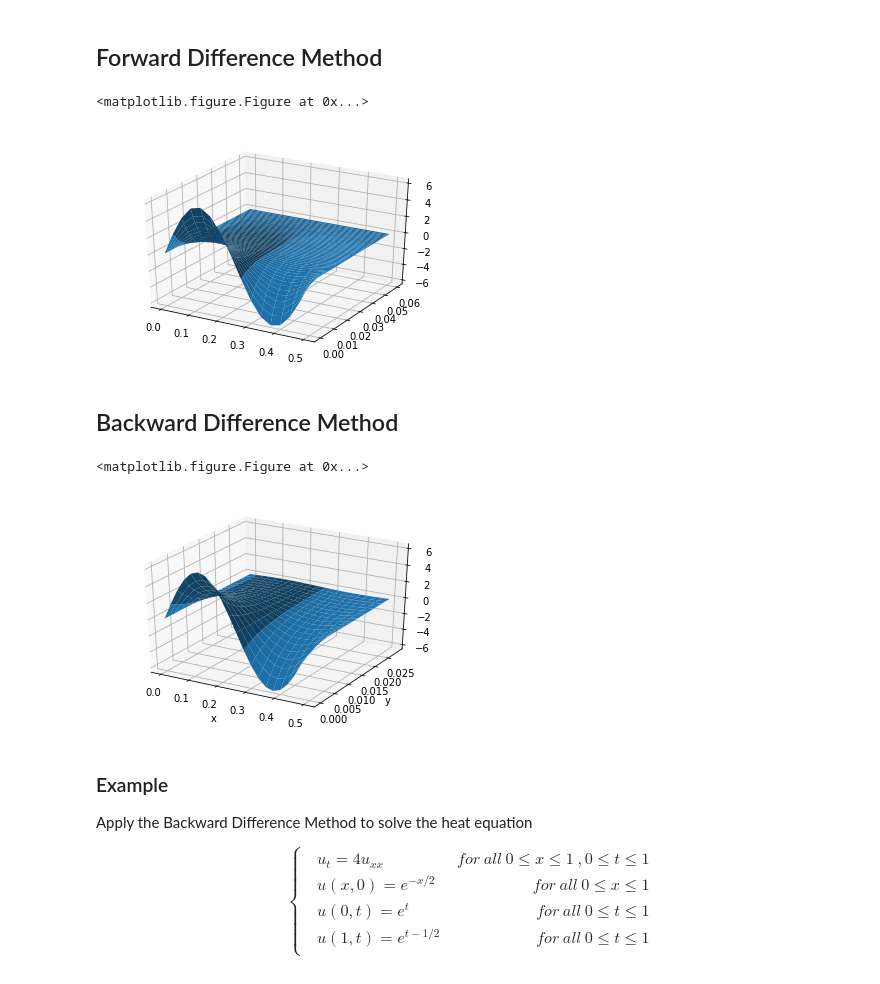
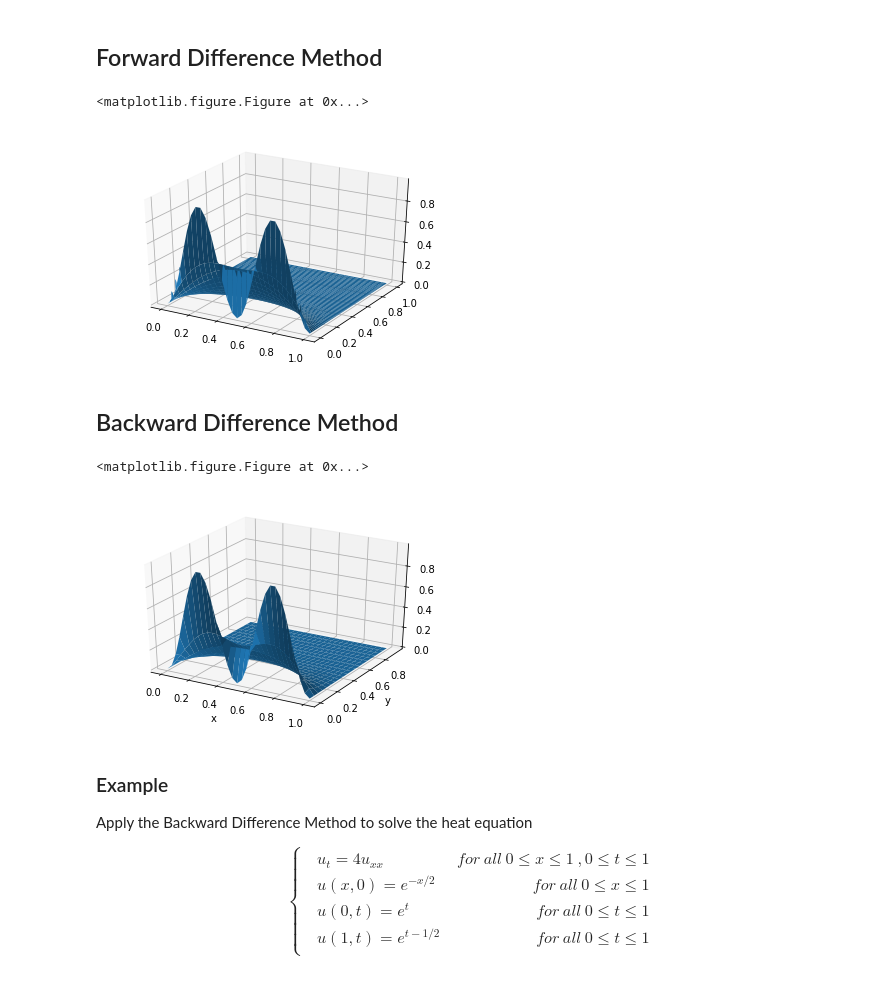
Before and after one commit to Jim00000/Numerical-Analysis, a Jupyter notebook: 8_Partial_Differential_Equations.ipynb, the cells around one changed output. Saved outputs shown, nothing was run; the diff lists cells and outputs as text; code cells hidden in the pictures.

```diff
--- a/8_Partial_Differential_Equations.ipynb
+++ b/8_Partial_Differential_Equations.ipynb
@@ -37,38 +37,38 @@ def heatfd(xl, xr, yb, yt, M, N):
 
     x = sym.Symbol('x')
     expr = sym.sin(2 * sym.pi * x) ** 2
-    expr = sym.diff(expr, x)
+#     expr = sym.diff(expr, x)
 
     w = np.zeros(n * m).reshape(n, m).astype(np.float128)
     for i in range(m):
         w[0, i] = expr.subs(x, xl + (i + 1) * h).evalf()
 
 
     for j in range(n - 1):
         ww = np.zeros(m)
         ww[0] = lside[j]
         ww[-1] = rside[j]
         v = np.matmul(A, w[j]) + sigma * ww
         w[j + 1,:] = v
 
 
     w = np.column_stack([lside, w, rside])
     x = np.arange(0, m+2) * h
     t = np.arange(0, n) * k
 
     X, T = np.meshgrid(x, t)
 
     fig = plt.figure()
     ax = fig.gca(projection='3d')
     ax.plot_surface(X, T, w)
     plt.show()
     plt.clf()
 
 
-heatfd(0, 0.5, 0, 0.06, 15, 2000)
+heatfd(0, 1, 0, 1, 30, 2000)
 # %% [output]
 <matplotlib.figure.Figure at 0x...>
-[figure, old version]
+[figure, new version]
 # %% [markdown]
 ## Backward Difference Method
 # %%
@@ -93,7 +93,7 @@ def heatbd(xl, xr, yb, yt, M, N):
     ''' Initial conditions '''
     x = sym.Symbol('x')
     expr = sym.sin(2 * sym.pi * x) ** 2
-    expr = sym.diff(expr, x)
+#     expr = sym.diff(expr, x)
 
     w = np.zeros(n * m).reshape(n, m).astype(np.float128)
     for i in range(m):
@@ -120,10 +120,10 @@ def heatbd(xl, xr, yb, yt, M, N):
     plt.show()
     plt.clf()
 
-heatbd(0, 0.5, 0, 0.03, 20, 20)
+heatbd(0, 1, 0, 1, 30, 20)
 # %% [output]
 <matplotlib.figure.Figure at 0x...>
-[figure, old version]
+[figure, new version]
 # %% [markdown]
 ### Example
 
```
Also changed, not shown: parts of 6 cells of this notebook.
